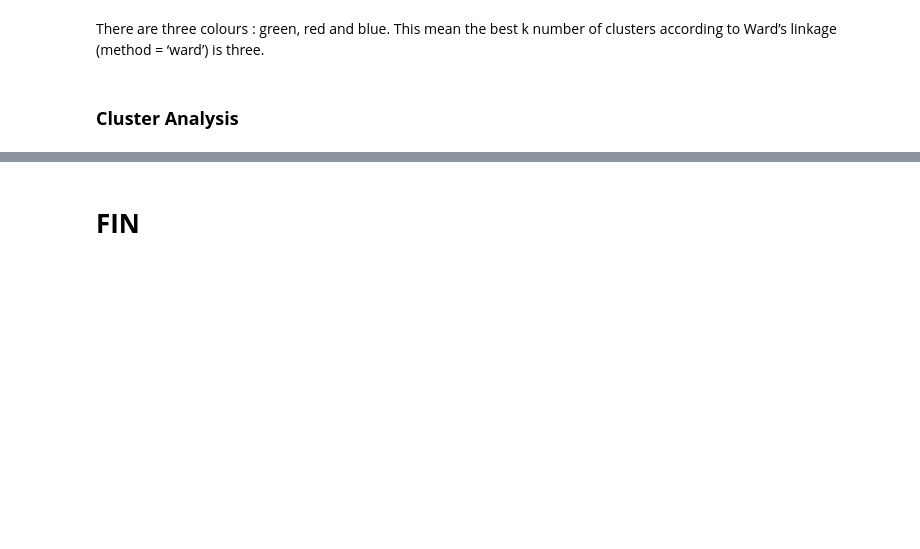
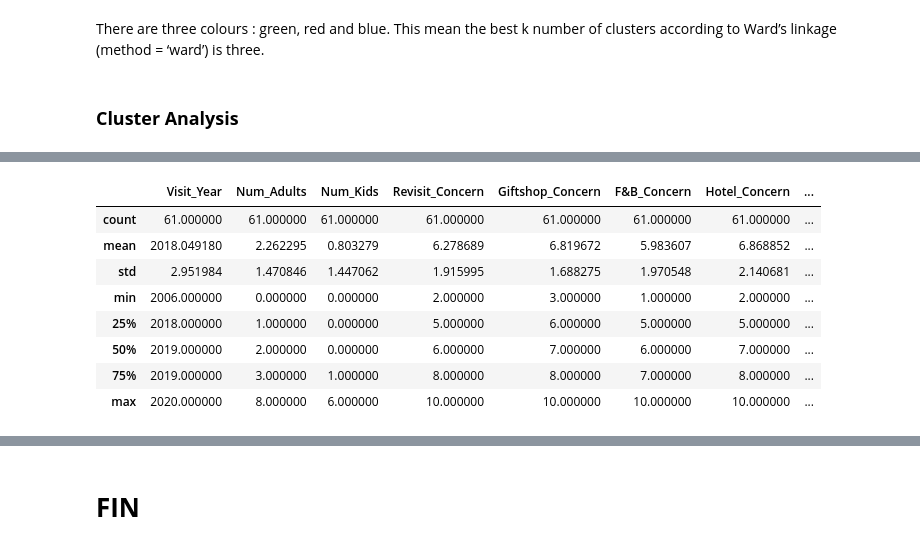
Before and after one commit to raina140291/disney, a Jupyter notebook: SurveyDataExploration.ipynb, the cells around one changed output, grey strips where cells are left out. Cells and saved outputs as stored; diff of their text form; code cells hidden in the pictures; blank space fills up the shorter version.

```diff
--- a/SurveyDataExploration.ipynb
+++ b/SurveyDataExploration.ipynb
@@ -170,0 +171,12 @@ array([0, 2, 0, 2, 1, 1, 1, 2, 0, 0, 0, 2, 0, 1, 1, 2, 2, 2, 2, 0, 1, 1,
+# %%
+df_cluster1.describe()
+# %% [output]
+|  | Visit_Year | Num_Adults | Num_Kids | Revisit_Concern | Giftshop_Concern | F&B_Concern | Hotel_Concern | ... |
+| count | 61.000000 | 61.000000 | 61.000000 | 61.000000 | 61.000000 | 61.000000 | 61.000000 | ... |
+| mean | 2018.049180 | 2.262295 | 0.803279 | 6.278689 | 6.819672 | 5.983607 | 6.868852 | ... |
+| std | 2.951984 | 1.470846 | 1.447062 | 1.915995 | 1.688275 | 1.970548 | 2.140681 | ... |
+| min | 2006.000000 | 0.000000 | 0.000000 | 2.000000 | 3.000000 | 1.000000 | 2.000000 | ... |
+| 25% | 2018.000000 | 1.000000 | 0.000000 | 5.000000 | 6.000000 | 5.000000 | 5.000000 | ... |
+| 50% | 2019.000000 | 2.000000 | 0.000000 | 6.000000 | 7.000000 | 6.000000 | 7.000000 | ... |
+| 75% | 2019.000000 | 3.000000 | 1.000000 | 8.000000 | 8.000000 | 7.000000 | 8.000000 | ... |
+| max | 2020.000000 | 8.000000 | 6.000000 | 10.000000 | 10.000000 | 10.000000 | 10.000000 | ... |
```
Also changed, not shown: parts of 7 cells of this notebook.
